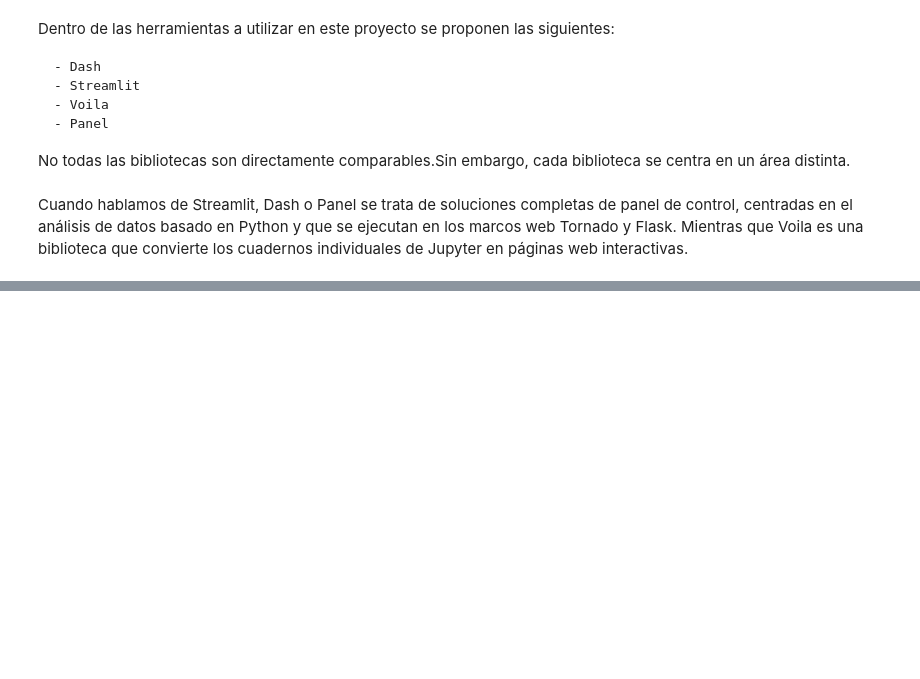
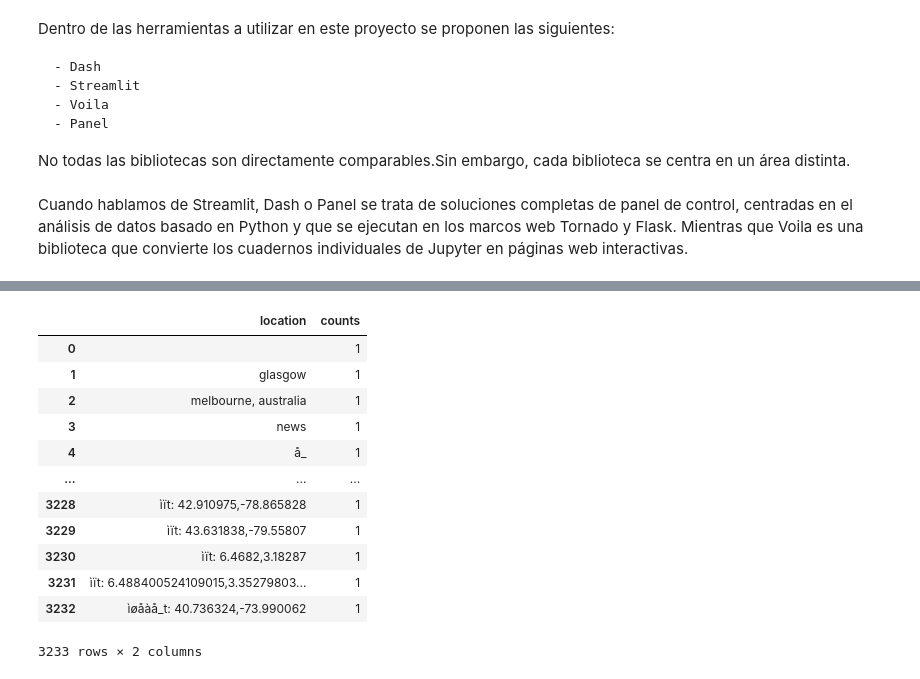
Before and after one commit to marisaaaai/Proyecto2DS, a Jupyter notebook: Proyecto2.ipynb, the cells around one changed output, grey strips where cells are left out. Drawn from its saved outputs; the diff is of its cells as text; code cells hidden in the pictures; blank space fills up the shorter version.

```diff
--- a/Proyecto2.ipynb
+++ b/Proyecto2.ipynb
@@ -892,0 +1050,18 @@ Cuando hablamos de Streamlit, Dash o Panel se trata de soluciones completas de p
+# %%
+groupby = clean.groupby(['location']).size().reset_index(name='counts')
+groupby
+# df.groupby(['col1', 'col2']).size().reset_index(name='counts')
+# %% [output]
+|  | location | counts |
+| 0 |  | 1 |
+| 1 | glasgow | 1 |
+| 2 | melbourne, australia | 1 |
+| 3 | news | 1 |
+| 4 | å_ | 1 |
+| ... | ... | ... |
+| 3228 | ìït: 42.910975,-78.865828 | 1 |
+| 3229 | ìït: 43.631838,-79.55807 | 1 |
+| 3230 | ìït: 6.4682,3.18287 | 1 |
+| 3231 | ìït: 6.488400524109015,3.35279803... | 1 |
+| 3232 | ìøåàå_t: 40.736324,-73.990062 | 1 |
+3233 rows × 2 columns
```
Also changed, not shown: parts of 41 cells of this notebook, 4 other files.
